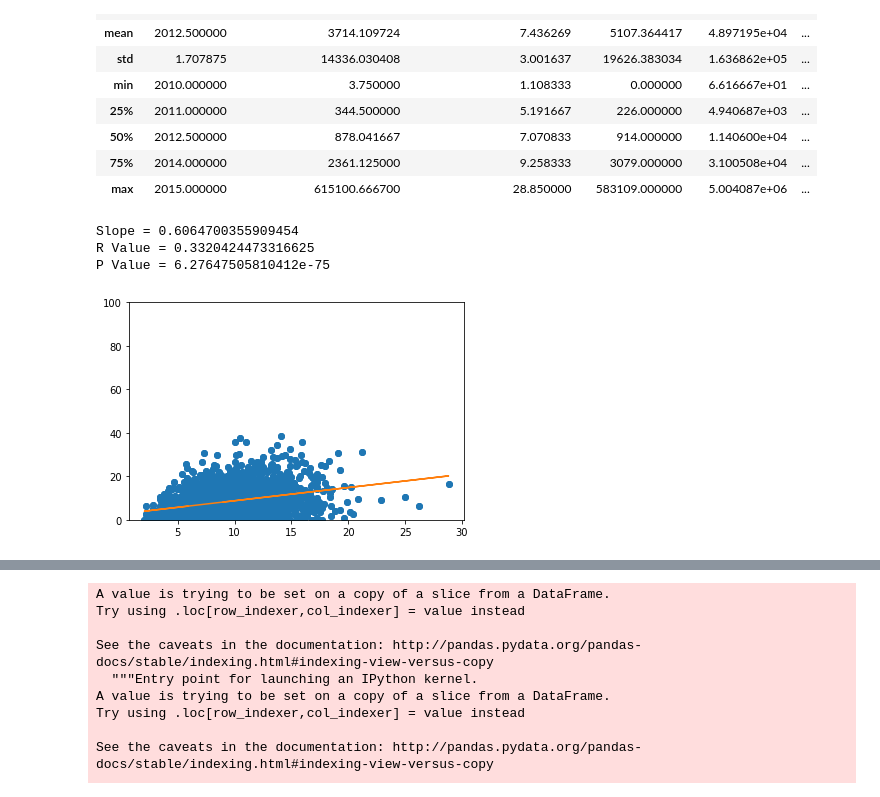
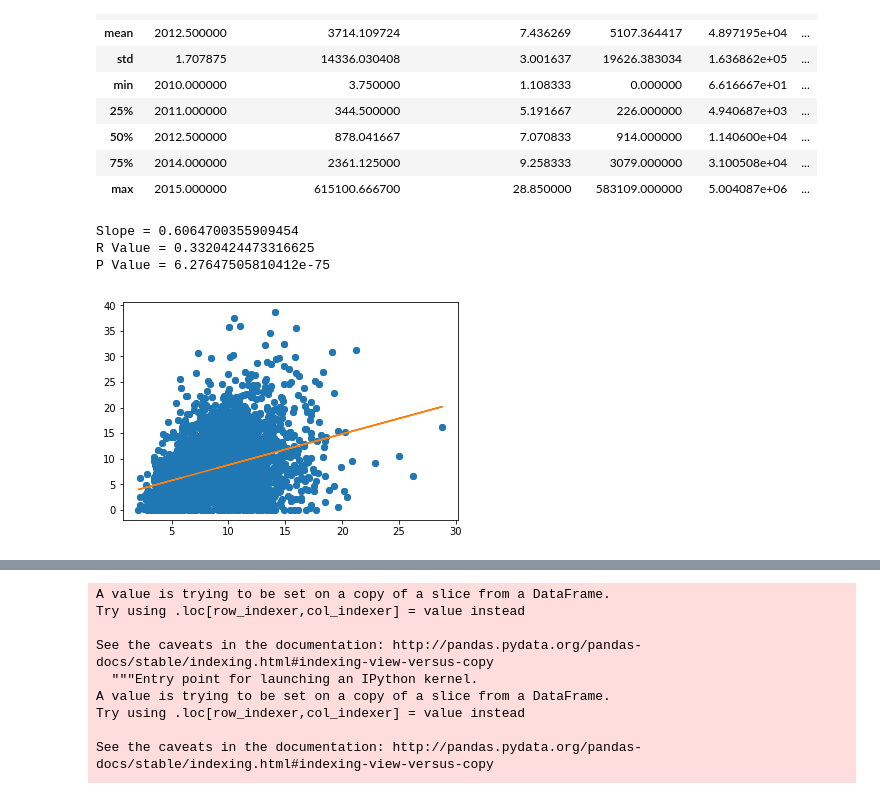
Before and after one commit to DLaury/ProjectOne, a Jupyter notebook: MergedDF.ipynb, the cells around one changed output, grey strips where cells are left out. Drawn from its saved outputs; the diff is of its cells as text; code cells hidden in the pictures.

```diff
--- a/MergedDF.ipynb
+++ b/MergedDF.ipynb
@@ -86,20 +86,19 @@ year2015DF = formattedDF[formattedDF['Year']==2015]
 # %%
 plt.scatter(year2010DF['Average Percent Unemployed'], year2010DF['Crimes Per 100 Workers'])
 x = year2010DF['Average Percent Unemployed']
 y = year2010DF['Crimes Per 100 Workers']
 slope, intercept, r_value, p_value, std_err = stats.linregress(x,y)
 line = slope*x+intercept
 
 plt.plot(x,y,'o', x, line)
-plt.ylim(0,100)
 print(f"Slope = {slope}")
 print(f"R Value = {r_value}")
 print(f"P Value = {p_value}")
 # %% [output]
 Slope = 0.6064700355909454
 R Value = 0.3320424473316625
 P Value = 6.27647505810412e-75
-[figure, old version]
+[figure, new version]
 # %%
 plt.scatter(year2011DF['Average Percent Unemployed'], year2011DF['Crimes Per 100 Workers'])
 x2 = year2011DF['Average Percent Unemployed']
```
Also changed, not shown: parts of 6 cells of this notebook.
